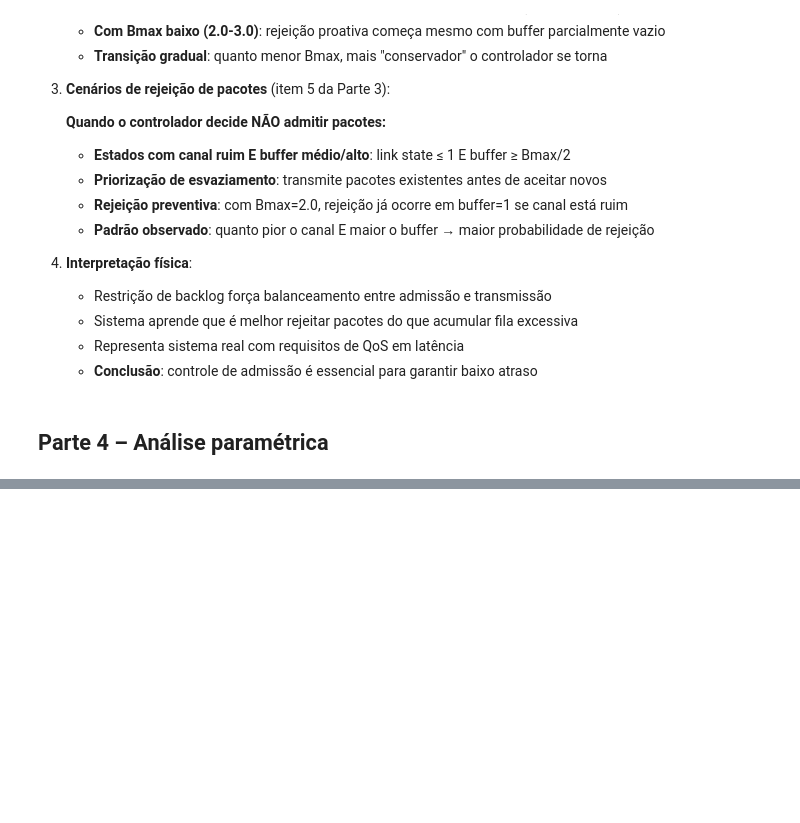
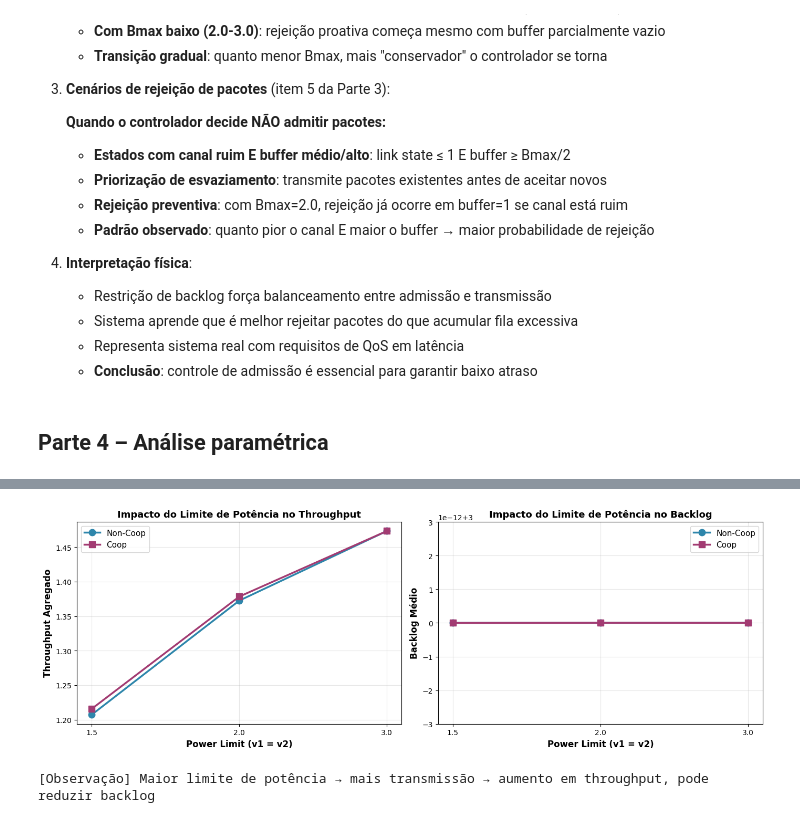
Before and after one commit to novae1/rl_gym, a Jupyter notebook: stochastic_games/team_game_vs_non_cooperative_simple_stochastic_game.ipynb, the cells around one changed output, grey strips where cells are left out. Saved outputs shown, nothing was run; the diff lists cells and outputs as text; code cells hidden in the pictures; blank space fills up the shorter version.

```diff
--- a/stochastic_games/team_game_vs_non_cooperative_simple_stochastic_game.ipynb
+++ b/stochastic_games/team_game_vs_non_cooperative_simple_stochastic_game.ipynb
@@ -1093,0 +1190,72 @@ plt.show()
+# %%
+### Variação 2: Limites de Potência (v1, v2)
+
+# Experimento
+power_limits = [(1.5, 1.5), (2.0, 2.0), (3.0, 3.0)]
+results_power = {}
+
+print("=== Análise Paramétrica: Variando Limites de Potência (v1, v2) ===\n")
+
+for v1, v2 in power_limits:
+    print(f"\n{'='*60}")
+    print(f"v1 = {v1}, v2 = {v2}")
+    print('='*60)
+
+    # Non-Cooperative
+    s_nc = Settings(NLinkStates=4, NBufferStates=8, NPowActs=6, NAdmContrActs=2,
+                    ArrProb=0.5, v1=v1, v2=v2, CostFunction=DECENTRNONCOOP)
+    val1_nc, val2_nc, rho1_nc, rho2_nc = queuesolvegame_backlog(s_nc, Bmax=3.0)
+    defs_nc = queuedefs(s_nc)
+    tput_nc, _, _ = evaluate_physical_throughput(rho1_nc, rho2_nc, defs_nc)
+    backlog_nc = sum(j * rho1_nc[i, j, :, :].sum() / rho1_nc.sum()
+                     for i in range(4) for j in range(8))
+
+    # Cooperative
+    s_coop = Settings(NLinkStates=4, NBufferStates=8, NPowActs=6, NAdmContrActs=2,
+                      ArrProb=0.5, v1=v1, v2=v2, CostFunction=DECENTRCOOP)
+    val1_coop, val2_coop, rho1_coop, rho2_coop = queuesolvegame_backlog(s_coop, Bmax=3.0)
+    defs_coop = queuedefs(s_coop)
+    tput_coop, _, _ = evaluate_physical_throughput(rho1_coop, rho2_coop, defs_coop)
+    backlog_coop = sum(j * rho1_coop[i, j, :, :].sum() / rho1_coop.sum()
+                       for i in range(4) for j in range(8))
+
+    label = f"({v1}, {v2})"
+    results_power[label] = {
+        'tput_nc': tput_nc, 'tput_coop': tput_coop,
+        'backlog_nc': backlog_nc, 'backlog_coop': backlog_coop
+    }
+
+    print(f"[Non-Coop] Throughput={tput_nc:.5f}, Backlog={backlog_nc:.3f}")
+    print(f"[Coop]     Throughput={tput_coop:.5f}, Backlog={backlog_coop:.3f}")
+
+# Visualizações
+power_labels = [f"{v1}" for v1, v2 in power_limits]
+fig, ax = plt.subplots(1, 2, figsize=(14, 5))
+
+# Throughput vs Power
+tput_nc_vals = [results_power[f"({v1}, {v2})"]['tput_nc'] for v1, v2 in power_limits]
+tput_coop_vals = [results_power[f"({v1}, {v2})"]['tput_coop'] for v1, v2 in power_limits]
+
+ax[0].plot(power_labels, tput_nc_vals, 'o-', label='Non-Coop', linewidth=2.5, markersize=9, color='#2E86AB')
+ax[0].plot(power_labels, tput_coop_vals, 's-', label='Coop', linewidth=2.5, markersize=9, color='#A23B72')
+ax[0].set_xlabel('Power Limit (v1 = v2)', fontsize=12, fontweight='bold')
+ax[0].set_ylabel('Throughput Agregado', fontsize=12, fontweight='bold')
+ax[0].set_title('Impacto do Limite de Potência no Throughput', fontsize=13, fontweight='bold')
+ax[0].grid(True, alpha=0.3); ax[0].legend(fontsize=11)
+
+# Backlog vs Power
+backlog_nc_vals = [results_power[f"({v1}, {v2})"]['backlog_nc'] for v1, v2 in power_limits]
+backlog_coop_vals = [results_power[f"({v1}, {v2})"]['backlog_coop'] for v1, v2 in power_limits]
+
+ax[1].plot(power_labels, backlog_nc_vals, 'o-', label='Non-Coop', linewidth=2.5, markersize=9, color='#2E86AB')
+ax[1].plot(power_labels, backlog_coop_vals, 's-', label='Coop', linewidth=2.5, markersize=9, color='#A23B72')
+ax[1].set_xlabel('Power Limit (v1 = v2)', fontsize=12, fontweight='bold')
+ax[1].set_ylabel('Backlog Médio', fontsize=12, fontweight='bold')
+ax[1].set_title('Impacto do Limite de Potência no Backlog', fontsize=13, fontweight='bold')
+ax[1].grid(True, alpha=0.3); ax[1].legend(fontsize=11)
+
+plt.tight_layout()
+plt.show()
+
+print("\n[Observação] Maior limite de potência → mais transmissão → aumento em throughput, pode reduzir backlog")
+# %% [output]
@@ -1093,0 +1279,2 @@ plt.show()
+[figure, added]
+[Observação] Maior limite de potência → mais transmissão → aumento em throughput, pode reduzir backlog
```
Also changed, not shown: parts of 6 cells of this notebook.
